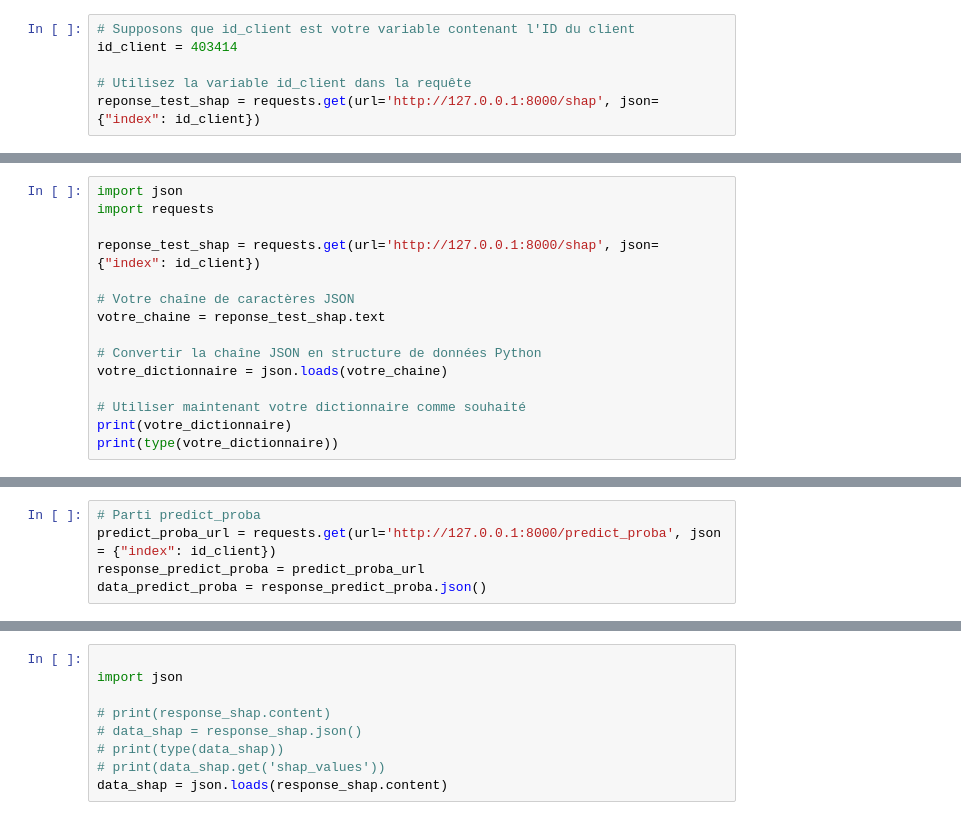
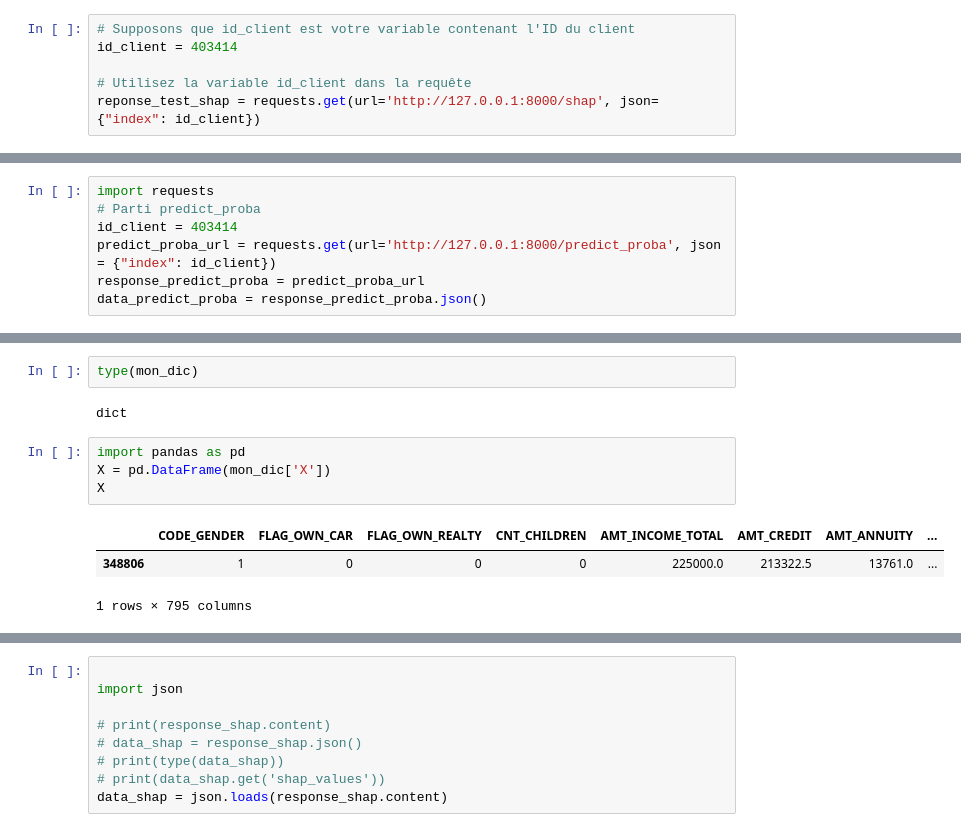
Before and after one commit to ArhurK/P7_Data_Scientist_implentez_un_modele_de_scoring, a Jupyter notebook: API_test.ipynb, the cells around one changed output, grey strips where cells are left out. Saved outputs shown, nothing was run; the diff lists cells and outputs as text.

```diff
--- a/API_test.ipynb
+++ b/API_test.ipynb
@@ -59,15 +18,0 @@ else:
-# %%
-import json
-import requests
-
-reponse_test_shap = requests.get(url='http://127.0.0.1:8000/shap', json={"index": id_client})
-
-# Votre chaîne de caractères JSON
-votre_chaine = reponse_test_shap.text
-
-# Convertir la chaîne JSON en structure de données Python
-votre_dictionnaire = json.loads(votre_chaine)
-
-# Utiliser maintenant votre dictionnaire comme souhaité
-print(votre_dictionnaire)
-print(type(votre_dictionnaire))
@@ -86,5 +26,7 @@ AttributeError: 'str' object has no attribute 'json'
 # %%
+import requests
 # Parti predict_proba
+id_client = 403414
 predict_proba_url = requests.get(url='http://127.0.0.1:8000/predict_proba', json = {"index": id_client})
 response_predict_proba = predict_proba_url
 data_predict_proba = response_predict_proba.json()
@@ -108,0 +84,12 @@ data_shap = json.loads(response_shap.content)
+# %%
+type(mon_dic)
+# %% [output]
+dict
+# %%
+import pandas as pd
+X = pd.DataFrame(mon_dic['X'])
+X
+# %% [output]
+|  | CODE_GENDER | FLAG_OWN_CAR | FLAG_OWN_REALTY | CNT_CHILDREN | AMT_INCOME_TOTAL | AMT_CREDIT | AMT_ANNUITY | ... |
+| 348806 | 1 | 0 | 0 | 0 | 225000.0 | 213322.5 | 13761.0 | ... |
+1 rows × 795 columns
```
Also changed, not shown: parts of 23 cells of this notebook, 3 other files.
